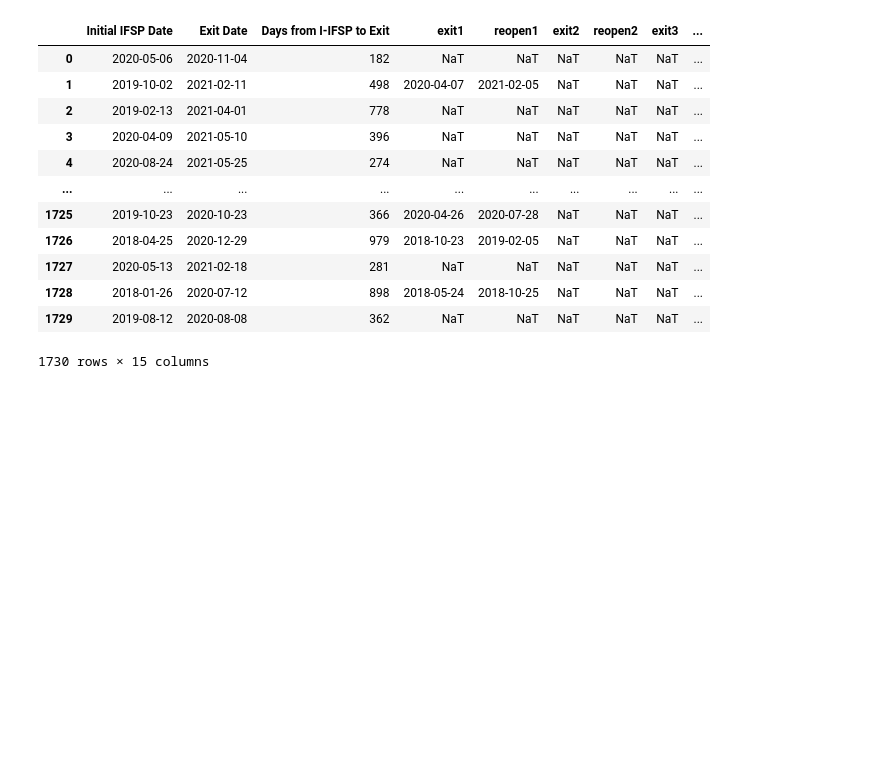
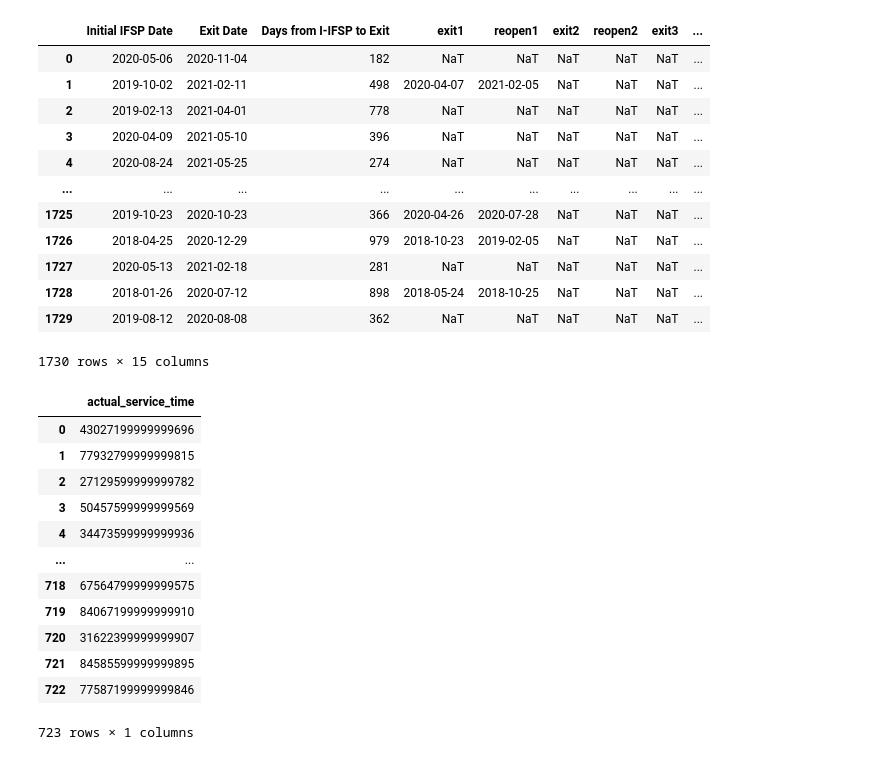
Before and after one commit to TPSchwartz/ddid-cheesecake_factory, a Jupyter notebook: notebooks/exit_notes.ipynb, the cells around one changed output. Drawn from its saved outputs; the diff is of its cells as text; code cells hidden in the pictures; blank space fills up the shorter version.

```diff
--- a/notebooks/exit_notes.ipynb
+++ b/notebooks/exit_notes.ipynb
@@ -206,3 +206,43 @@ reopen_exit_notes
 | 1728 | 2018-01-26 | 2020-07-12 | 898 | 2018-05-24 | 2018-10-25 | NaT | NaT | NaT | ... |
 | 1729 | 2019-08-12 | 2020-08-08 | 362 | NaT | NaT | NaT | NaT | NaT | ... |
 1730 rows × 15 columns
+# %%
+reopen_exit_notes = reopen_exit_notes[reopen_exit_notes.exit1.notnull()].reset_index(drop=True)
+
+reopen_exit_notes.exit1 = np.where(reopen_exit_notes.exit1 == reopen_exit_notes['Exit Date'], reopen_exit_notes.exit2, reopen_exit_notes.exit1)
+# %%
+# subtracting the days
+reopen_exit_notes['r1-e1'] = reopen_exit_notes.reopen1 - reopen_exit_notes.exit1
+reopen_exit_notes['r2-e2'] = reopen_exit_notes.reopen2 - reopen_exit_notes.exit2
+reopen_exit_notes['r3-e3'] = reopen_exit_notes.reopen3 - reopen_exit_notes.exit3
+reopen_exit_notes['r4-e4'] = reopen_exit_notes.reopen4 - reopen_exit_notes.exit4
+reopen_exit_notes['r5-e5'] = reopen_exit_notes.reopen5 - reopen_exit_notes.exit5
+reopen_exit_notes['r6-e6'] = reopen_exit_notes.reopen6 - reopen_exit_notes.exit6
+# %%
+reopen_exit_notes['r1-e1'] = reopen_exit_notes['r1-e1'].fillna(pd.Timedelta(seconds=0))
+reopen_exit_notes['r2-e2'] = reopen_exit_notes['r2-e2'].fillna(pd.Timedelta(seconds=0))
+reopen_exit_notes['r3-e3'] = reopen_exit_notes['r3-e3'].fillna(pd.Timedelta(seconds=0))
+reopen_exit_notes['r4-e4'] = reopen_exit_notes['r4-e4'].fillna(pd.Timedelta(seconds=0))
+reopen_exit_notes['r5-e5'] = reopen_exit_notes['r5-e5'].fillna(pd.Timedelta(seconds=0))
+reopen_exit_notes['r6-e6'] = reopen_exit_notes['r6-e6'].fillna(pd.Timedelta(seconds=0))
+# %%
+reopen_exit_notes['day_diff'] = reopen_exit_notes['r1-e1'] + reopen_exit_notes['r2-e2'] + reopen_exit_notes['r3-e3'] + reopen_exit_notes['r4-e4'] + reopen_exit_notes['r5-e5'] + reopen_exit_notes['r6-e6']
+reopen_exit_notes.day_diff = reopen_exit_notes.day_diff.astype('timedelta64[D]').astype(np.int64)
+reopen_exit_notes['actual_service_time'] = reopen_exit_notes['Days from I-IFSP to Exit'].astype('timedelta64[D]').astype(np.int64) - reopen_exit_notes.day_diff
+# %%
+service_time_df = reopen_exit_notes[['actual_service_time']]
+service_time_df
+# %% [output]
+|  | actual_service_time |
+| 0 | 43027199999999696 |
+| 1 | 77932799999999815 |
+| 2 | 27129599999999782 |
+| 3 | 50457599999999569 |
+| 4 | 34473599999999936 |
+| ... | ... |
+| 718 | 67564799999999575 |
+| 719 | 84067199999999910 |
+| 720 | 31622399999999907 |
+| 721 | 84585599999999895 |
+| 722 | 77587199999999846 |
+723 rows × 1 columns
```
Also changed, not shown: 1 other file.
